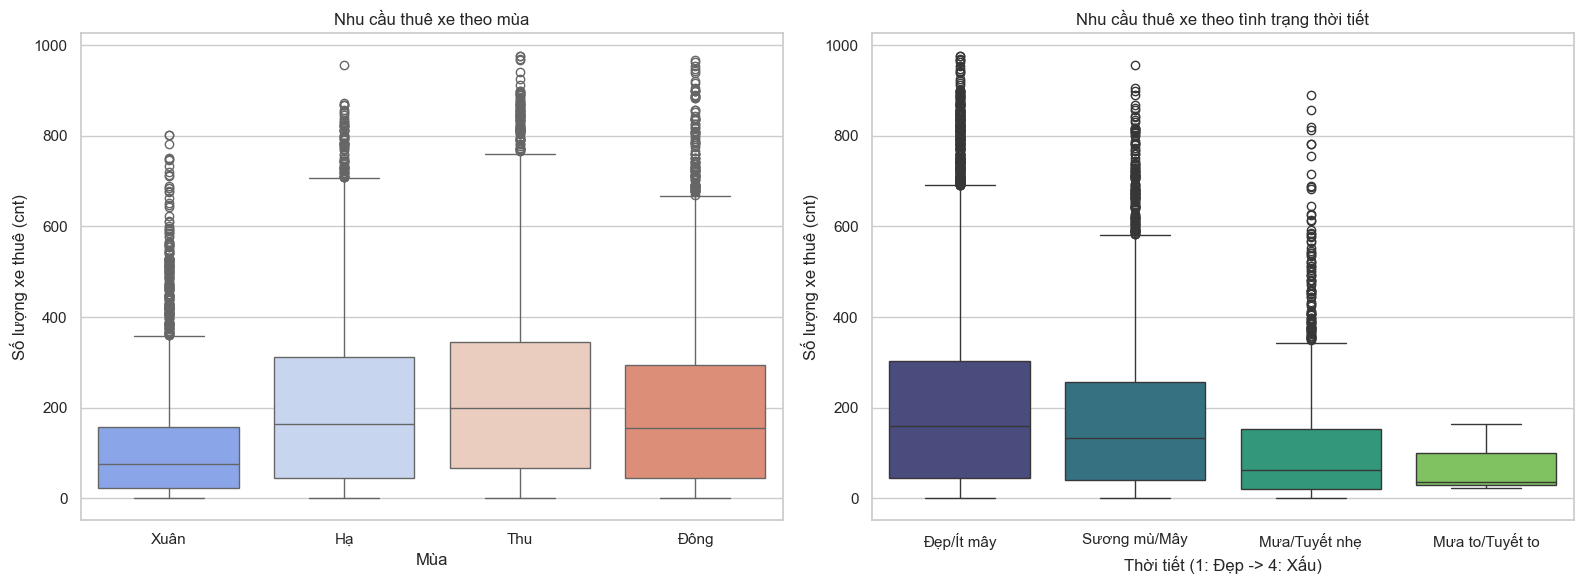
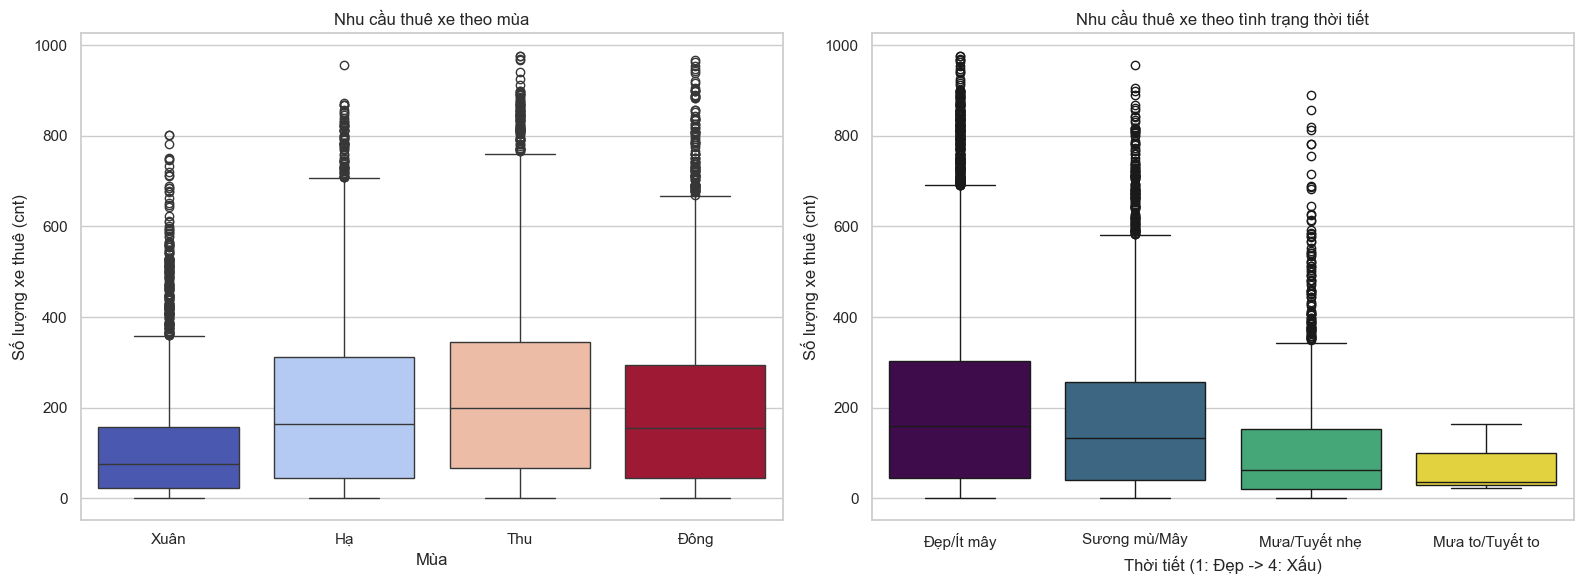
Unified diff of the notebook cell whose output changed from the first chart to the second:
--- before
+++ after
@@ -2,15 +2,17 @@
 
 # Vẽ boxplot theo mùa
-sns.boxplot(data=df, x='season', y='cnt', ax=axes[0], palette='coolwarm')
+sns.boxplot(data=df, x='season', y='cnt', hue='season', ax=axes[0], palette='coolwarm', legend=False)
 axes[0].set_title('Nhu cầu thuê xe theo mùa')
 axes[0].set_xlabel('Mùa')
 axes[0].set_ylabel('Số lượng xe thuê (cnt)')
+axes[0].set_xticks([0, 1, 2, 3])
 axes[0].set_xticklabels(['Xuân', 'Hạ', 'Thu', 'Đông'])
 
 # Vẽ boxplot theo tình trạng thời tiết
-sns.boxplot(data=df, x='weathersit', y='cnt', ax=axes[1], palette='viridis')
+sns.boxplot(data=df, x='weathersit', y='cnt', hue='weathersit', ax=axes[1], palette='viridis', legend=False)
 axes[1].set_title('Nhu cầu thuê xe theo tình trạng thời tiết')
 axes[1].set_xlabel('Thời tiết (1: Đẹp -> 4: Xấu)')
 axes[1].set_ylabel('Số lượng xe thuê (cnt)')
+axes[1].set_xticks([0, 1, 2, 3])
 axes[1].set_xticklabels(['Đẹp/Ít mây', 'Sương mù/Mây', 'Mưa/Tuyết nhẹ', 'Mưa to/Tuyết to'])
 

Commit: Fix Seaborn and Matplotlib warnings in data exploration notebook